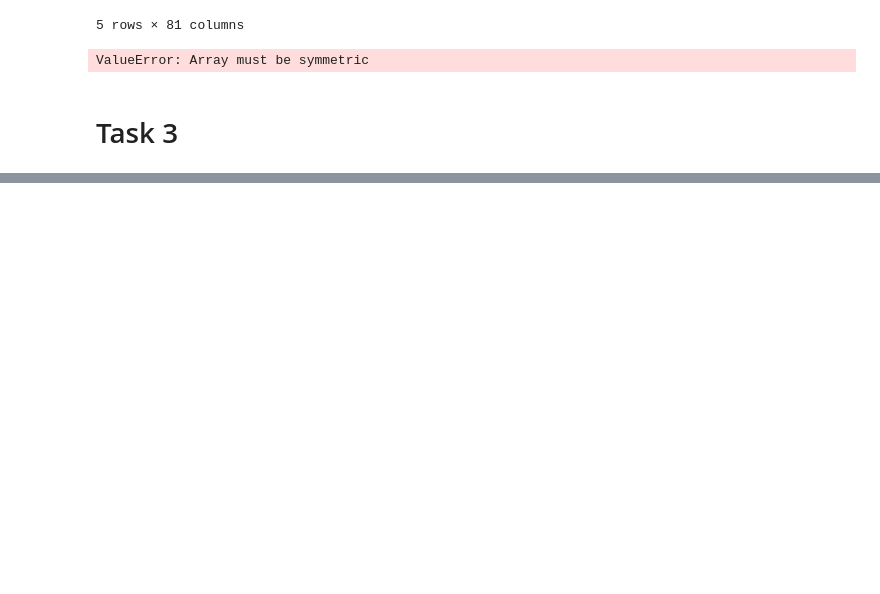
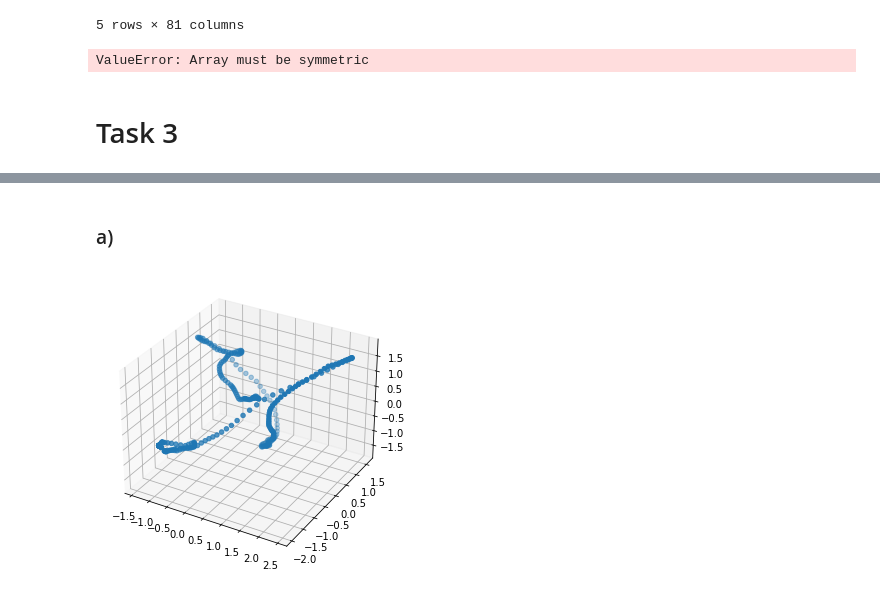
Before and after one commit to sencer4898/fall21-sencer4898, a Jupyter notebook: files/HW2.ipynb, the cells around one changed output, grey strips where cells are left out. Drawn from its saved outputs; the diff is of its cells as text; code cells hidden in the pictures; blank space fills up the shorter version.

```diff
--- a/files/HW2.ipynb
+++ b/files/HW2.ipynb
@@ -120,3 +121,10 @@ sns.scatterplot(x= "h", y= "v", data=df_mds);
 ValueError: Array must be symmetric
 # %% [markdown]
 # Task 3
+# %%
+# X Train
+gesture_x_train = pd.read_csv("HW2-data/uWaveGestureLibrary_X_TRAIN", header=None, sep=" ",
+                             prefix="t", skipinitialspace=True)
+gesture_x_train.rename(columns={"t0":"class"}, inplace=True)
+gesture_x_train["class"] = gesture_x_train["class"].astype("int").astype("category")
+gesture_x_train.head(4)
@@ -122,0 +138,7 @@ ValueError: Array must be symmetric
+# %%
+# Y Train
+gesture_y_train = pd.read_csv("HW2-data/uWaveGestureLibrary_Y_TRAIN", header=None, sep=" ",
+                             prefix="t", skipinitialspace=True)
+gesture_y_train.rename(columns={"t0":"class"}, inplace=True)
+gesture_y_train["class"] = gesture_y_train["class"].astype("int").astype("category")
+gesture_y_train.head(4)
@@ -122,0 +152,7 @@ ValueError: Array must be symmetric
+# %%
+# Z Train
+gesture_z_train = pd.read_csv("HW2-data/uWaveGestureLibrary_Z_TRAIN", header=None, sep=" ",
+                             prefix="t", skipinitialspace=True)
+gesture_z_train.rename(columns={"t0":"class"}, inplace=True)
+gesture_z_train["class"] = gesture_z_train["class"].astype("int").astype("category")
+gesture_z_train.head(4)
@@ -122,0 +166,22 @@ ValueError: Array must be symmetric
+# %% [markdown]
+### a)
+# %%
+# class 1 visualization
+
+class1_x = gesture_x_train.drop(["class"],axis=1).loc[10]
+class1_y = gesture_y_train.drop(["class"],axis=1).loc[10]
+class1_z = gesture_z_train.drop(["class"],axis=1).loc[10]
+
+# concatenate axes
+
+class1_concat = pd.concat([class1_x, class1_y, class1_z], axis=1)
+class1_concat.columns = ["x","y","z"]
+
+# visualize axes
+
+fig = plt.figure()
+ax = Axes3D(fig)
+
+ax.scatter(class1_concat["x"], class1_concat["y"], class1_concat["z"]);
+# %% [output]
+[figure, added]
```
Also changed, not shown: parts of 14 cells of this notebook.
